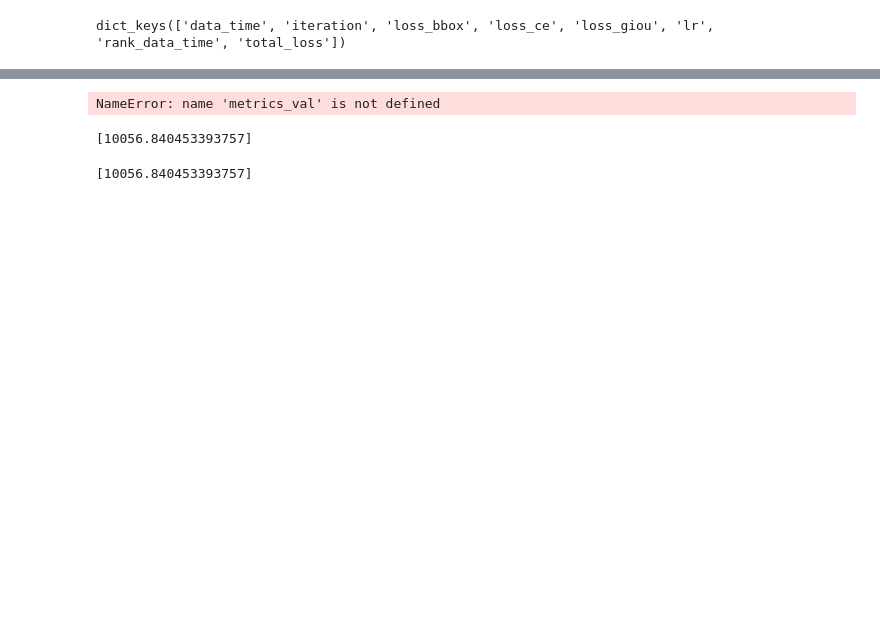
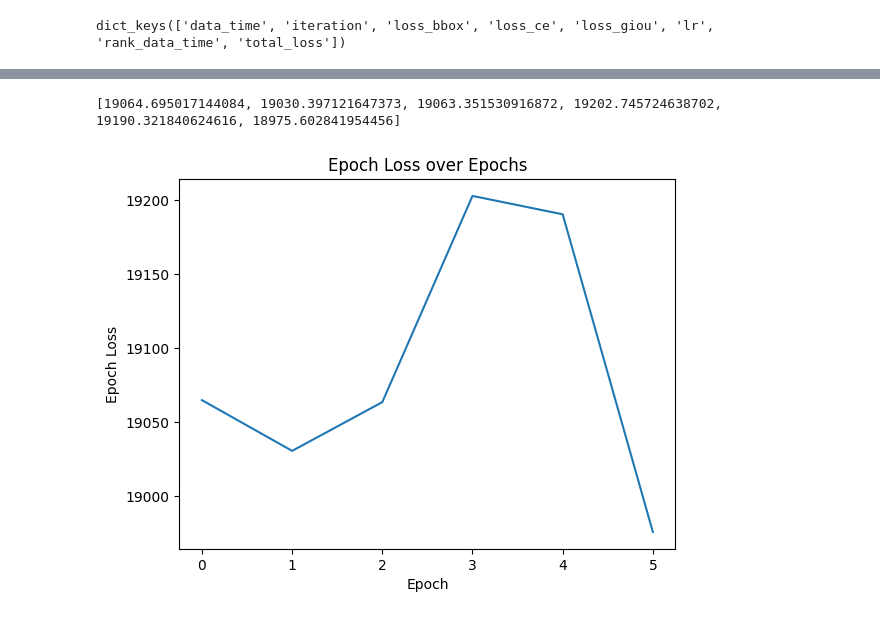
Before and after one commit to Lotto98/DL4NLP_project, a Jupyter notebook: plots.ipynb, the cells around one changed output, grey strips where cells are left out. Saved outputs shown, nothing was run; the diff lists cells and outputs as text; code cells hidden in the pictures; blank space fills up the shorter version.

```diff
--- a/plots.ipynb
+++ b/plots.ipynb
@@ -7,10 +7,10 @@ with open('output/metrics.json', 'r') as f:
     for line in f:
         metrics.append(json.loads(line))
 
-#with open('output/metrics_val.json', 'r') as f:
-#    metrics_val = []
-#    for line in f:
-#        metrics_val.append(json.loads(line))
+with open('output/metrics_val.json', 'r') as f:
+    metrics_val = []
+    for line in f:
+        metrics_val.append(json.loads(line))
 # %%
 metrics[0].keys()
 # %% [output]
@@ -45,26 +52,21 @@ plt.show()
 # %%
 total_loss_val = [metric.get('total_loss', None) for metric in metrics_val]
 iterations_val = [e for e in range(0, len(total_loss_val))]
 
-epoch_size = 3505
+epoch_size = 3491
 loss_per_epoch = [sum(total_loss_val[i:i+epoch_size]) for i in range(0, len(total_loss_val), epoch_size)]
-epochs = [i for i in range(1, len(loss_per_epoch)+1)]
+epochs = [i for i in range(0, len(loss_per_epoch))]
 
-plt.plot(loss_per_epoch, epochs)
+print(loss_per_epoch)
+
+plt.plot(epochs, loss_per_epoch)
 plt.xlabel('Epoch')
 plt.ylabel('Epoch Loss')
 plt.title('Epoch Loss over Epochs')
 plt.show()
 # %% [output]
-NameError: name 'metrics_val' is not defined
+[19064.695017144084, 19030.397121647373, 19063.351530916872, 19202.745724638702, 19190.321840624616, 18975.602841954456]
+[figure, added]
-# %%
-loss_per_epoch
-# %% [output]
-[10056.840453393757]
-# %%
-loss_per_epoch
-# %% [output]
-[10056.840453393757]
 # %%
 #plot lr over iterations
 lr = [metric.get('lr', None) for metric in metrics]
```
Also changed, not shown: parts of 5 cells of this notebook, 1 other file.
